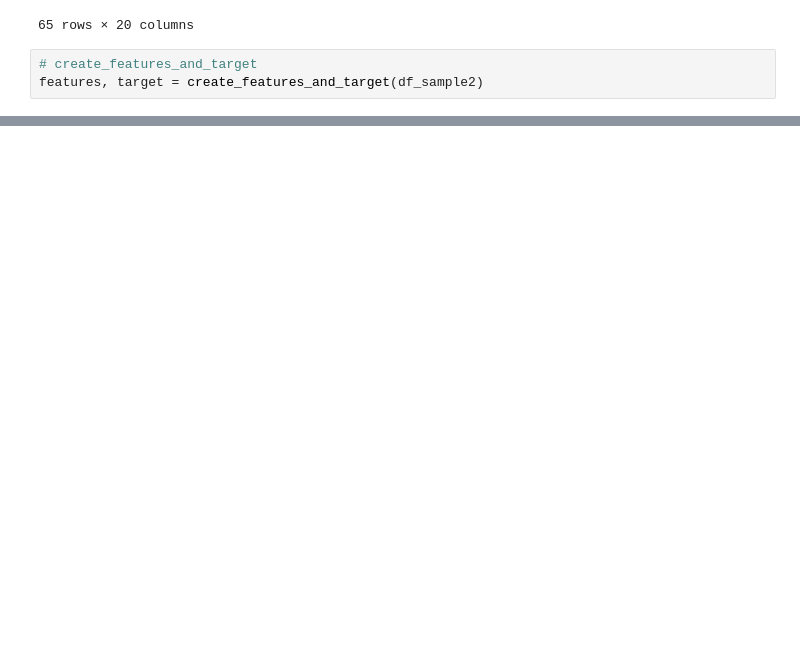
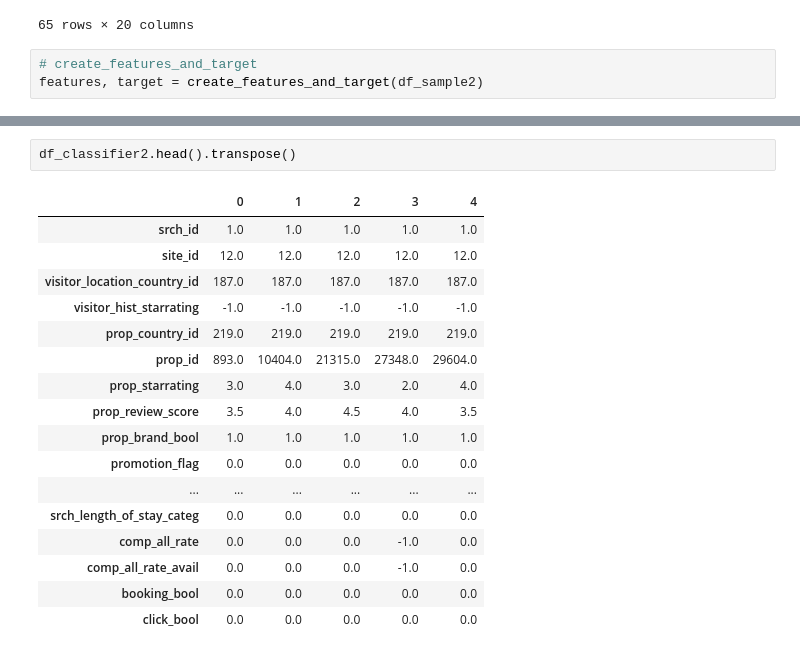
Before and after one commit to PimDijt/DMT, a Jupyter notebook: assignments/assignment2/features.ipynb, the cells around one changed output, grey strips where cells are left out. Drawn from its saved outputs; the diff is of its cells as text; blank space fills up the shorter version.

```diff
--- a/assignments/assignment2/features.ipynb
+++ b/assignments/assignment2/features.ipynb
@@ -276,0 +283,20 @@ sns.heatmap(df_classifier.corr(), mask=np.zeros_like(df_classifier.corr(), dtype
+# %%
+df_classifier2.head().transpose()
+# %% [output]
+|  | 0 | 1 | 2 | 3 | 4 |
+| srch_id | 1.0 | 1.0 | 1.0 | 1.0 | 1.0 |
+| site_id | 12.0 | 12.0 | 12.0 | 12.0 | 12.0 |
+| visitor_location_country_id | 187.0 | 187.0 | 187.0 | 187.0 | 187.0 |
+| visitor_hist_starrating | -1.0 | -1.0 | -1.0 | -1.0 | -1.0 |
+| prop_country_id | 219.0 | 219.0 | 219.0 | 219.0 | 219.0 |
+| prop_id | 893.0 | 10404.0 | 21315.0 | 27348.0 | 29604.0 |
+| prop_starrating | 3.0 | 4.0 | 3.0 | 2.0 | 4.0 |
+| prop_review_score | 3.5 | 4.0 | 4.5 | 4.0 | 3.5 |
+| prop_brand_bool | 1.0 | 1.0 | 1.0 | 1.0 | 1.0 |
+| promotion_flag | 0.0 | 0.0 | 0.0 | 0.0 | 0.0 |
+| ... | ... | ... | ... | ... | ... |
+| srch_length_of_stay_categ | 0.0 | 0.0 | 0.0 | 0.0 | 0.0 |
+| comp_all_rate | 0.0 | 0.0 | 0.0 | -1.0 | 0.0 |
+| comp_all_rate_avail | 0.0 | 0.0 | 0.0 | -1.0 | 0.0 |
+| booking_bool | 0.0 | 0.0 | 0.0 | 0.0 | 0.0 |
+| click_bool | 0.0 | 0.0 | 0.0 | 0.0 | 0.0 |
```
Also changed, not shown: parts of 1 cell of this notebook.
